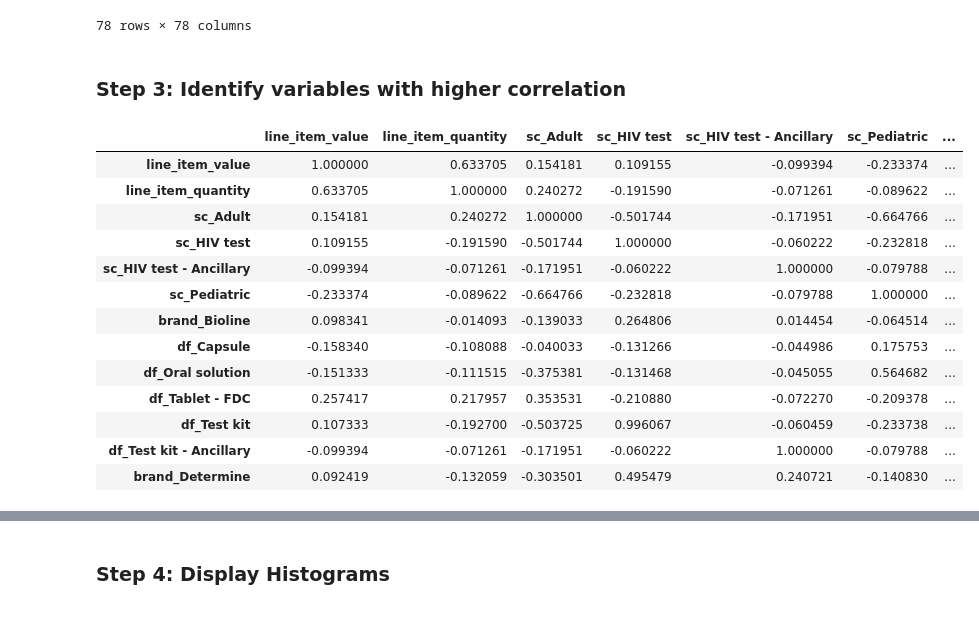
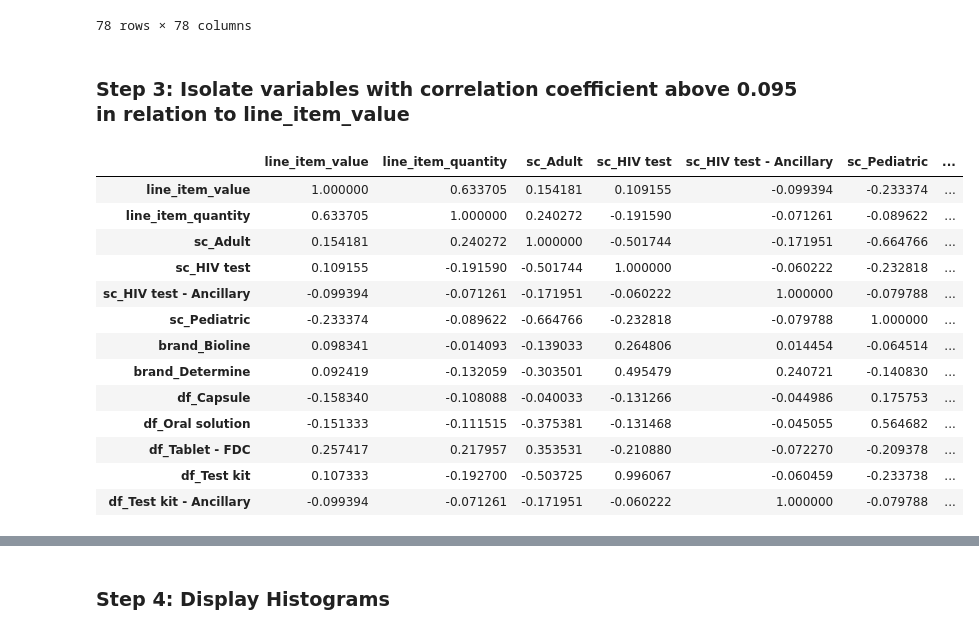
Before and after one commit to abbylloyd03/44688-Data-Analytics-Capstone, a Jupyter notebook: Lloyd-Capstone-v2.ipynb, the cells around one changed output, grey strips where cells are left out. Saved outputs shown, nothing was run; the diff lists cells and outputs as text; code cells hidden in the pictures.

```diff
--- a/Lloyd-Capstone-v2.ipynb
+++ b/Lloyd-Capstone-v2.ipynb
@@ -420,26 +420,26 @@ df_max_scaled.corr()
 | df_Test kit - Ancillary | -0.071261 | -0.099394 | -0.006241 | -0.007562 | -0.311563 | 0.317793 | -0.004556 | -0.006241 | -0.171951 | ... |
 78 rows × 78 columns
 # %% [markdown]
-### Step 3: Identify variables with higher correlation
+### Step 3: Isolate variables with correlation coefficient above 0.095 in relation to line_item_value
 # %%
 columns_x = ['line_item_value', 'line_item_quantity', 'sc_Adult', 'sc_HIV test', 'sc_HIV test - Ancillary',
             'sc_Pediatric', 'brand_Bioline', 'brand_Determine', 'df_Capsule', 'df_Oral solution', 'df_Tablet - FDC',
             'df_Test kit', 'df_Test kit - Ancillary']
 
-df_max_scaled[columns_x].corr()
+df_max_scaled[columns_x].corr(method='pearson')
 # %% [output]
 |  | line_item_value | line_item_quantity | sc_Adult | sc_HIV test | sc_HIV test - Ancillary | sc_Pediatric | ... |
 | line_item_value | 1.000000 | 0.633705 | 0.154181 | 0.109155 | -0.099394 | -0.233374 | ... |
 | line_item_quantity | 0.633705 | 1.000000 | 0.240272 | -0.191590 | -0.071261 | -0.089622 | ... |
 | sc_Adult | 0.154181 | 0.240272 | 1.000000 | -0.501744 | -0.171951 | -0.664766 | ... |
 | sc_HIV test | 0.109155 | -0.191590 | -0.501744 | 1.000000 | -0.060222 | -0.232818 | ... |
 | sc_HIV test - Ancillary | -0.099394 | -0.071261 | -0.171951 | -0.060222 | 1.000000 | -0.079788 | ... |
 | sc_Pediatric | -0.233374 | -0.089622 | -0.664766 | -0.232818 | -0.079788 | 1.000000 | ... |
 | brand_Bioline | 0.098341 | -0.014093 | -0.139033 | 0.264806 | 0.014454 | -0.064514 | ... |
+| brand_Determine | 0.092419 | -0.132059 | -0.303501 | 0.495479 | 0.240721 | -0.140830 | ... |
 | df_Capsule | -0.158340 | -0.108088 | -0.040033 | -0.131266 | -0.044986 | 0.175753 | ... |
 | df_Oral solution | -0.151333 | -0.111515 | -0.375381 | -0.131468 | -0.045055 | 0.564682 | ... |
 | df_Tablet - FDC | 0.257417 | 0.217957 | 0.353531 | -0.210880 | -0.072270 | -0.209378 | ... |
 | df_Test kit | 0.107333 | -0.192700 | -0.503725 | 0.996067 | -0.060459 | -0.233738 | ... |
 | df_Test kit - Ancillary | -0.099394 | -0.071261 | -0.171951 | -0.060222 | 1.000000 | -0.079788 | ... |
-| brand_Determine | 0.092419 | -0.132059 | -0.303501 | 0.495479 | 0.240721 | -0.140830 | ... |
 # %%
```
Also changed, not shown: parts of 15 cells of this notebook.
